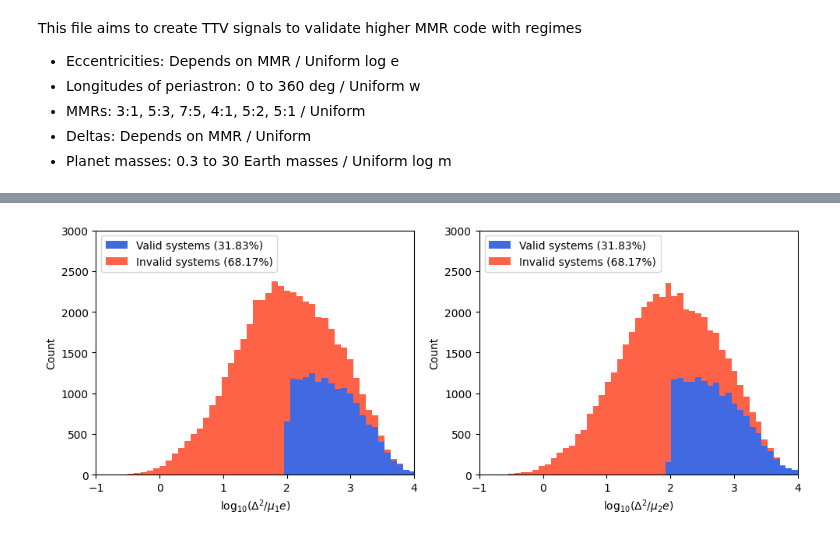
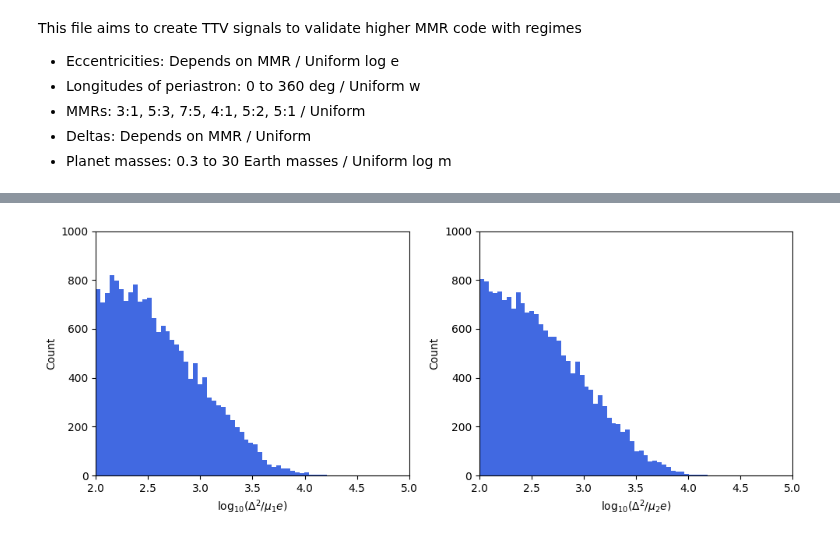
Before and after one commit to chatdanai-s/NATSUME, a Jupyter notebook: validation/2nd_order_TTVFast/create_params_deckagol.ipynb, the cells around one changed output, grey strips where cells are left out. Drawn from its saved outputs; the diff is of its cells as text; code cells hidden in the pictures.

Commit message:
Improve e/Delta sampling
Made it such that validation samples roughly ~3000 systems per MMR

```diff
--- a/validation/2nd_order_TTVFast/create_params_deckagol.ipynb
+++ b/validation/2nd_order_TTVFast/create_params_deckagol.ipynb
@@ -23,3 +23,22 @@ This file aims to create TTV signals to validate higher MMR code with regimes
 - MMRs: 3:1, 5:3, 7:5, 4:1, 5:2, 5:1 / Uniform
 - Deltas: Depends on MMR / Uniform
 - Planet masses: 0.3 to 30 Earth masses / Uniform log m
+# %%
+# Build lookup dictionaries once for Dynamic e/Delta sampling
+mmr_list = ['3:1', '5:3', '7:5', '4:1', '5:2', '5:1']
+minmaxDeltas = pd.DataFrame(
+    mmr_list, columns=['mmr']
+)
+
+minmaxDeltas['min_Delta_used'] = [0.010, 0.005, 0.0025, 0.010, 0.005, 0.015]
+minmaxDeltas['max_Delta_used'] = [0.030, 0.015, 0.0075, 0.030, 0.015, 0.030]
+minDelta_lookup = dict(zip(minmaxDeltas['mmr'], minmaxDeltas['min_Delta_used']))
+maxDelta_lookup = dict(zip(minmaxDeltas['mmr'], minmaxDeltas['max_Delta_used']))
+
+minmaxDeltas['min_Loge_used'] = [-1.5, -1.5, -1.7, -1.3, -1.3, -1.0]
+minmaxDeltas['max_Loge_used'] = [-0.5] * 6
+minLoge_lookup = dict(zip(minmaxDeltas['mmr'], minmaxDeltas['min_Loge_used']))
+maxLoge_lookup = dict(zip(minmaxDeltas['mmr'], minmaxDeltas['max_Loge_used']))
+
+# Show df
+minmaxDeltas.head()
@@ -96,31 +178,35 @@ df.head()
 # %%
 # Histogram of validity condition
 fig, ax = plt.subplots(1, 2, figsize=(10, 4))
 fmt = lambda x: f"{x:.2f}".rstrip("0").rstrip(".")
 labels = [f"Valid systems ({fmt(valid_percent)}%)", f"Invalid systems ({fmt(100-valid_percent)}%)"]
 colors = ["royalblue", "tomato"]
-xlim = (-1, 4); ylim = (0, 3000)
+xlim = (2, 5); ylim = (0, 1000)
+
+v1 = df['validity1'].to_numpy()
+v2 = df['validity2'].to_numpy()
+valid = (df['valid'] == True).to_numpy()
 
 # Left histogram
-ax[0].hist([np.log10(validity1[valid]), np.log10(validity1[~valid])],
+ax[0].hist([np.log10(v1[valid]), np.log10(v1[~valid])],
            bins=50, stacked=True, label=labels, color=colors)
 ax[0].set_xlabel('log$_{10}$($\Delta^2 / \mu_1 e$)')
 ax[0].set_ylabel('Count')
 ax[0].set_xlim(xlim); ax[0].set_ylim(ylim)
-ax[0].legend(loc='upper left')
+# ax[0].legend(loc='upper left')
 
 # Right histogram
-ax[1].hist([np.log10(validity2[valid]), np.log10(validity2[~valid])],
+ax[1].hist([np.log10(v2[valid]), np.log10(v2[~valid])],
            bins=50, stacked=True, label=labels, color=colors)
 ax[1].set_xlabel('log$_{10}$($\Delta^2 / \mu_2 e$)')
 ax[1].set_ylabel('Count')
 ax[1].set_xlim(xlim); ax[1].set_ylim(ylim)
-ax[1].legend(loc='upper left')
+# ax[1].legend(loc='upper left')
 
 plt.tight_layout()
 plt.show()
 # %% [output]
-[figure, old version]
+[figure, new version]
 # %%
 # Export dataframe (Also remove invalid columns to save space)
 df[(df.valid == True)].to_csv("deckagol_TTVFast_params.csv", index=False)
```
Also changed, not shown: parts of 3 cells of this notebook, 12 other files.
